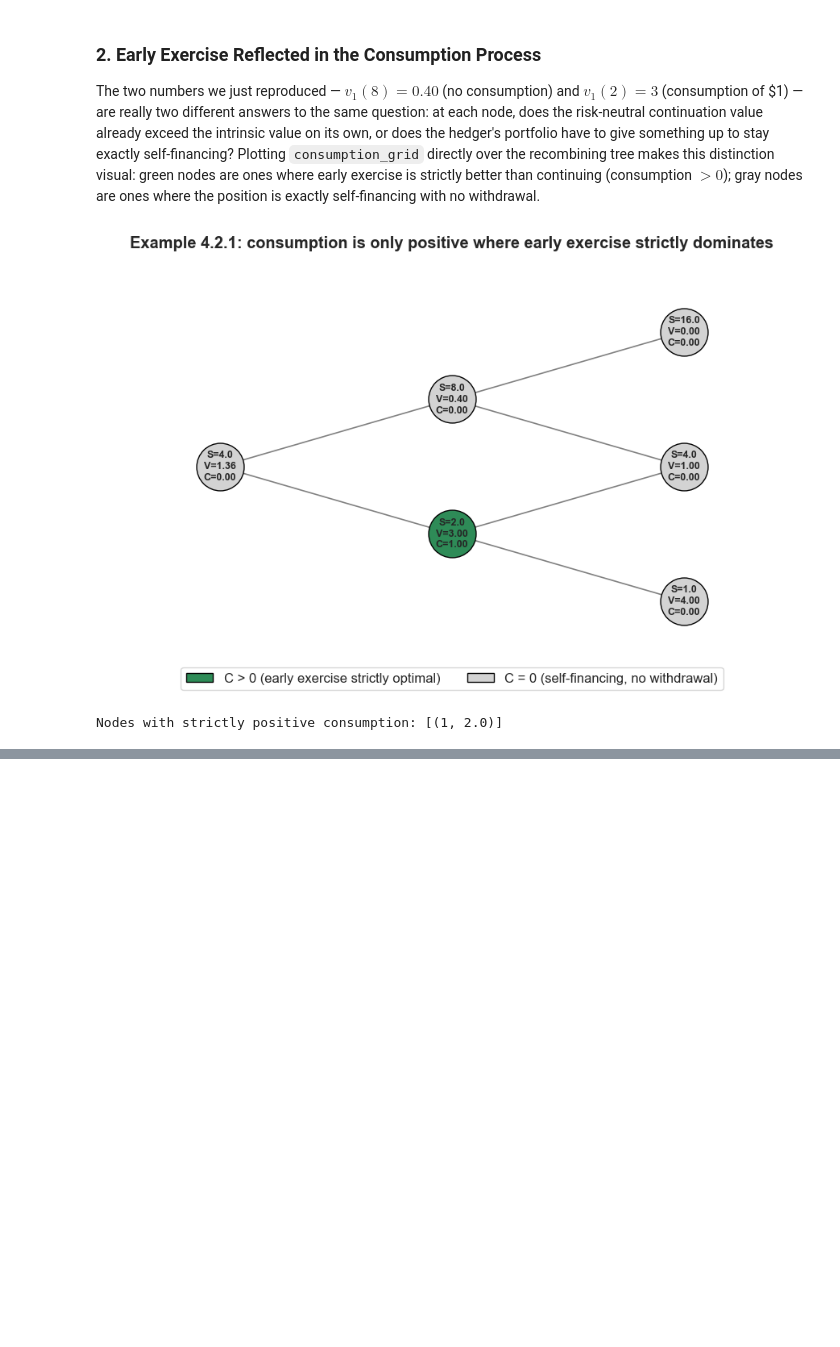
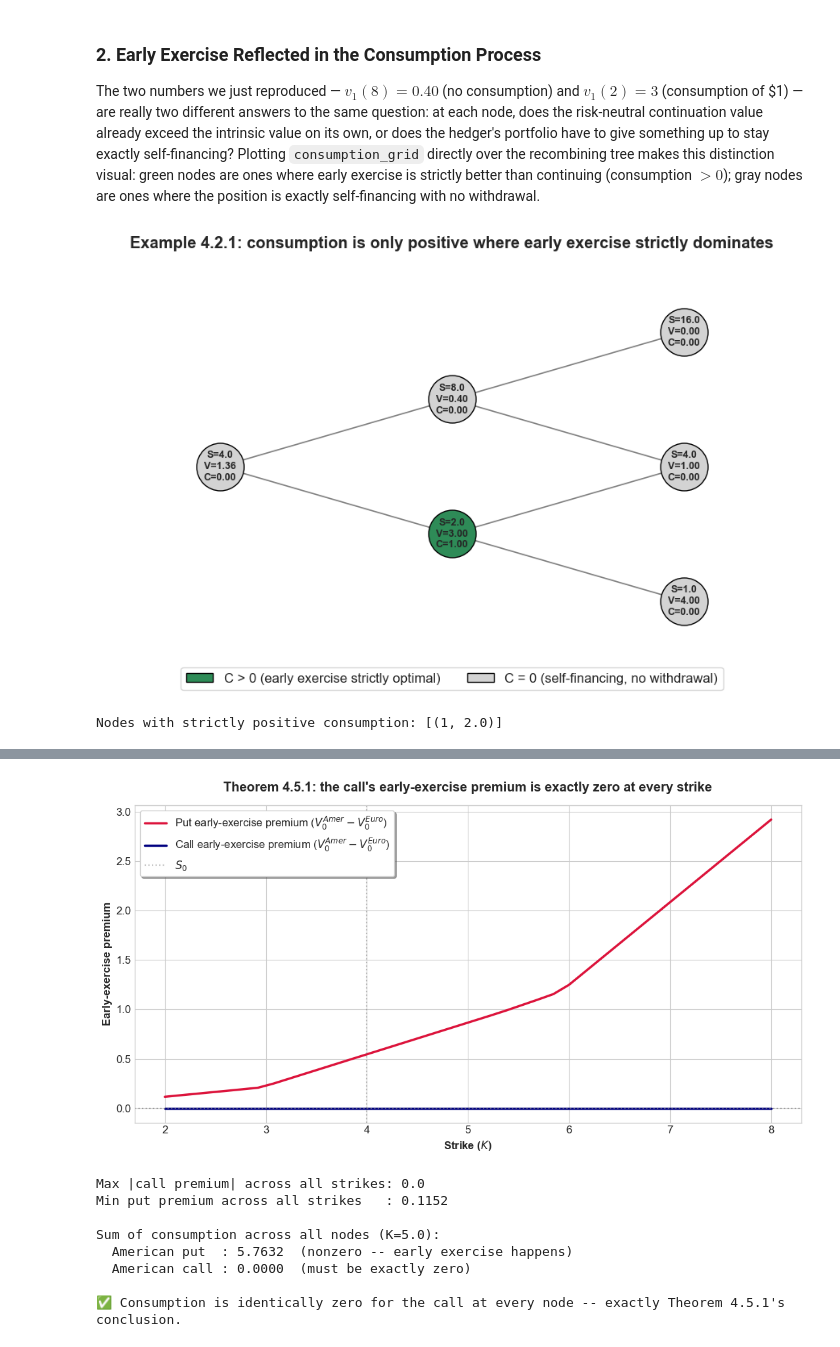
Before and after one commit to danigonespi/binomial_asset_pricing_model, a Jupyter notebook: shreve_v1_notebook.ipynb, the cells around one changed output, grey strips where cells are left out. Saved outputs shown, nothing was run; the diff lists cells and outputs as text; code cells hidden in the pictures; blank space fills up the shorter version.

```diff
--- a/shreve_v1_notebook.ipynb
+++ b/shreve_v1_notebook.ipynb
@@ -1300,0 +1531,59 @@ Nodes with strictly positive consumption: [(1, 2.0)]
+# %%
+strikes = np.linspace(2.0, 8.0, 40)
+n_periods_45 = 5
+
+am_engine = AmericanEngine()
+eu_engine = ReducedStateEngine()
+
+put_premiums, call_premiums = [], []
+
+for K in strikes:
+    put_am = am_engine.price(american_model, EuropeanPut(strike=K), n_periods=n_periods_45)
+    put_eu = eu_engine.price(american_model, EuropeanPut(strike=K), n_periods=n_periods_45)
+    call_am = am_engine.price(american_model, EuropeanCall(strike=K), n_periods=n_periods_45)
+    call_eu = eu_engine.price(american_model, EuropeanCall(strike=K), n_periods=n_periods_45)
+
+    put_premiums.append(put_am.v0 - put_eu.v0)
+    call_premiums.append(call_am.v0 - call_eu.v0)
+
+fig, ax = plt.subplots(figsize=(11, 6))
+ax.plot(strikes, put_premiums, color='crimson', linewidth=2.5,
+        label=r'Put early-exercise premium ($V_0^{Amer}-V_0^{Euro}$)')
+ax.plot(strikes, call_premiums, color='navy', linewidth=2.5,
+        label=r'Call early-exercise premium ($V_0^{Amer}-V_0^{Euro}$)')
+ax.axhline(y=0, color='gray', linestyle=':', alpha=0.7)
+ax.axvline(x=american_model.s0, color='gray', linestyle=':', alpha=0.5, label='$S_0$')
+ax.set_title(r"Theorem 4.5.1: the call's early-exercise premium is exactly zero at every strike",
+             fontweight='bold', pad=15)
+ax.set_xlabel('Strike ($K$)', fontweight='bold')
+ax.set_ylabel('Early-exercise premium', fontweight='bold')
+ax.legend(loc='upper left', frameon=True, shadow=True)
+plt.tight_layout()
+plt.show()
+
+print("Max |call premium| across all strikes:", max(abs(p) for p in call_premiums))
+print("Min put premium across all strikes   :", min(put_premiums))
+
+K_check = 5.0
+put_check = am_engine.price(american_model, EuropeanPut(strike=K_check), n_periods=n_periods_45)
+call_check = am_engine.price(american_model, EuropeanCall(strike=K_check), n_periods=n_periods_45)
+
+put_consumption_total = sum(put_check.consumption_grid.values())
+call_consumption_total = sum(call_check.consumption_grid.values())
+
+print(f"\nSum of consumption across all nodes (K={K_check}):")
+print(f"  American put  : {put_consumption_total:.4f}  (nonzero -- early exercise happens)")
+print(f"  American call : {call_consumption_total:.4f}  (must be exactly zero)")
+
+assert abs(call_consumption_total) < 1e-9
+print("\n✅ Consumption is identically zero for the call at every node -- exactly Theorem 4.5.1's conclusion.")
+# %% [output]
+[figure, added]
+Max |call premium| across all strikes: 0.0
+Min put premium across all strikes   : 0.1152
+
+Sum of consumption across all nodes (K=5.0):
+  American put  : 5.7632  (nonzero -- early exercise happens)
+  American call : 0.0000  (must be exactly zero)
+
+✅ Consumption is identically zero for the call at every node -- exactly Theorem 4.5.1's conclusion.
```
Also changed, not shown: parts of 10 cells of this notebook.
